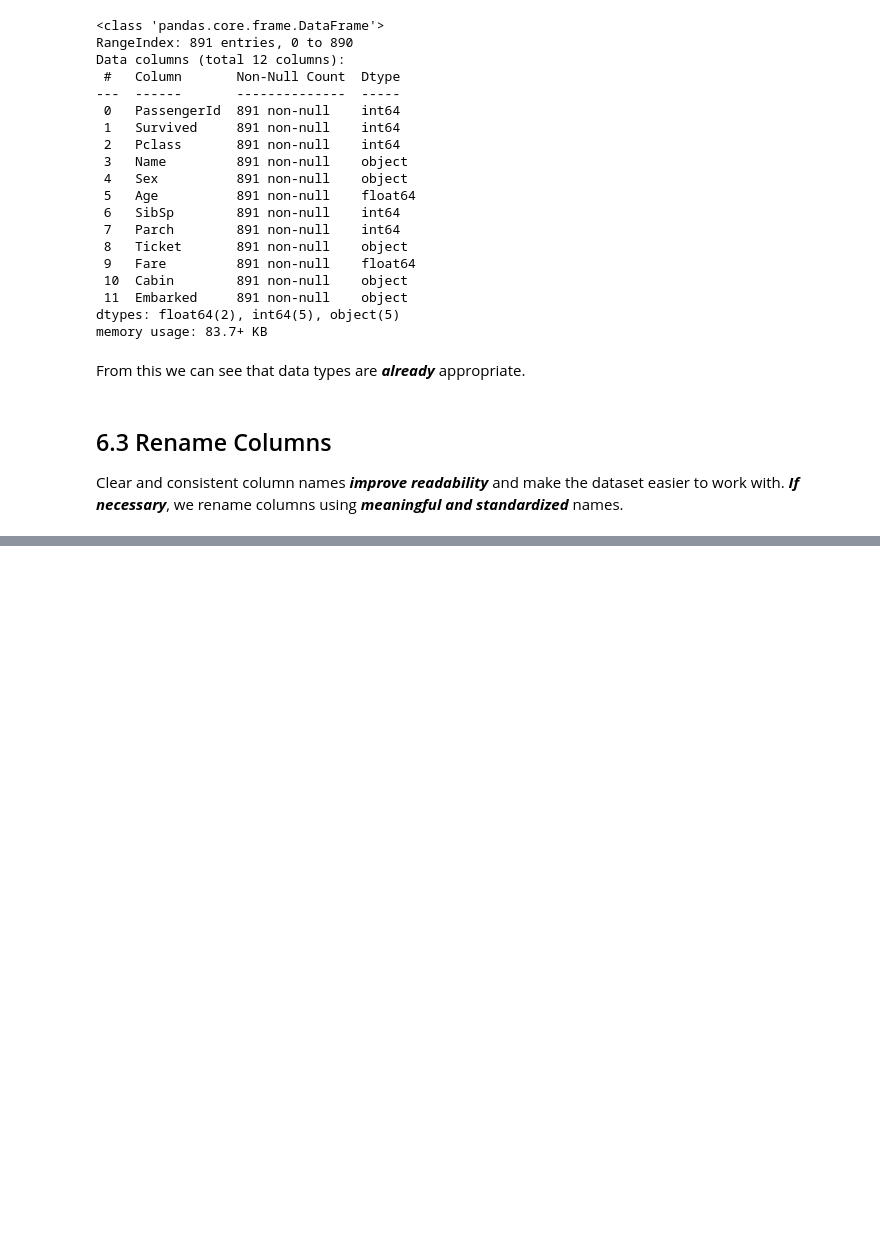
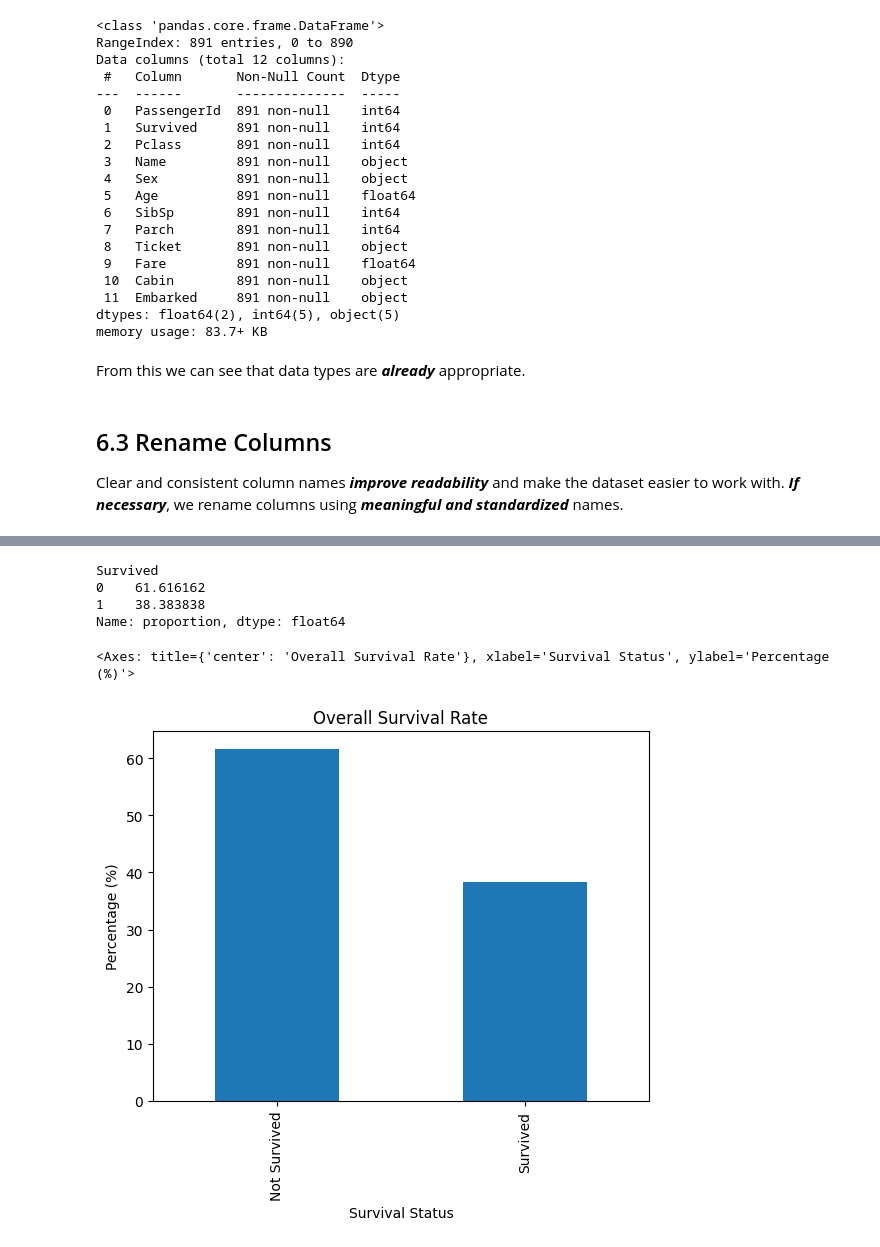
Before and after one commit to ahmedfakhar747/pandas-for-data-science, a Jupyter notebook: pandas_project_ai_dataset_preprocessing_and_eda.ipynb, the cells around one changed output, grey strips where cells are left out. Cells and saved outputs as stored; diff of their text form; code cells hidden in the pictures; blank space fills up the shorter version.

```diff
--- a/pandas_project_ai_dataset_preprocessing_and_eda.ipynb
+++ b/pandas_project_ai_dataset_preprocessing_and_eda.ipynb
@@ -336,0 +389,3 @@ Clear and consistent column names ***improve readability*** and make the dataset
+# %%
+df["Is_Alone"] = (df["Family_Size"]==1).astype(int)
+df.head()
@@ -336,0 +402,6 @@ Clear and consistent column names ***improve readability*** and make the dataset
+# %%
+bins=[0, 12, 19, 35, 60, 100]
+labels=["Child", "Teen", "Adult", "Middle Aged", "Senior"]
+
+df["Age_Group"] = pd.cut(df.Age, bins=bins, labels=labels)
+df
@@ -336,0 +426,3 @@ Clear and consistent column names ***improve readability*** and make the dataset
+# %%
+df["Title"] = df.Name.str.extract(r",\s*([^\.]+)\.")
+df
@@ -336,0 +455,18 @@ Clear and consistent column names ***improve readability*** and make the dataset
+# %%
+per_survived = df.Survived.value_counts(normalize=True) * 100
+per_survived
+# %% [output]
+Survived
+0    61.616162
+1    38.383838
+Name: proportion, dtype: float64
+# %%
+per_survived.index = ["Not Survived", "Survived"]
+per_survived.plot.bar(
+     xlabel="Survival Status",
+     ylabel="Percentage (%)",
+     title="Overall Survival Rate"
+)
+# %% [output]
+<Axes: title={'center': 'Overall Survival Rate'}, xlabel='Survival Status', ylabel='Percentage (%)'>
+[figure, added]
```
Also changed, not shown: parts of 32 cells of this notebook.
